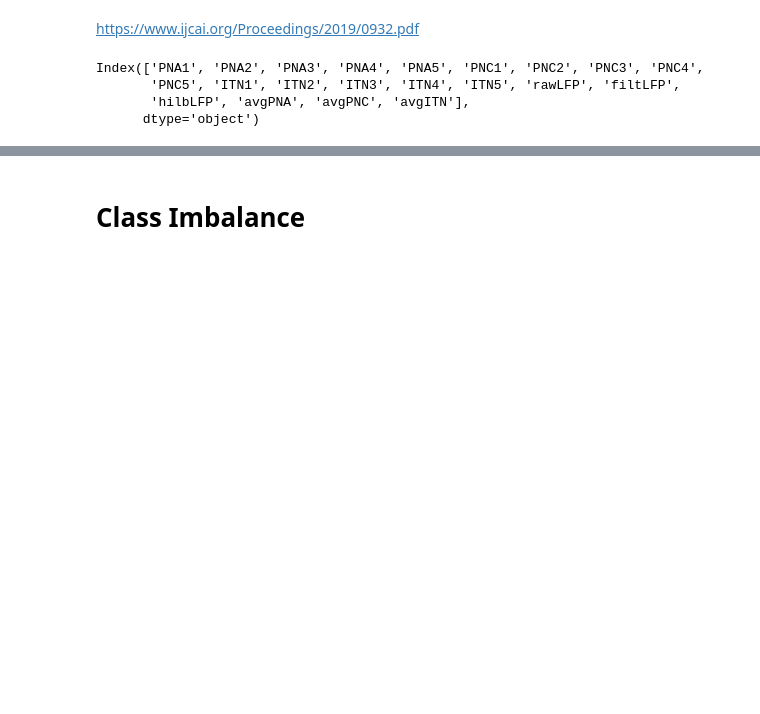
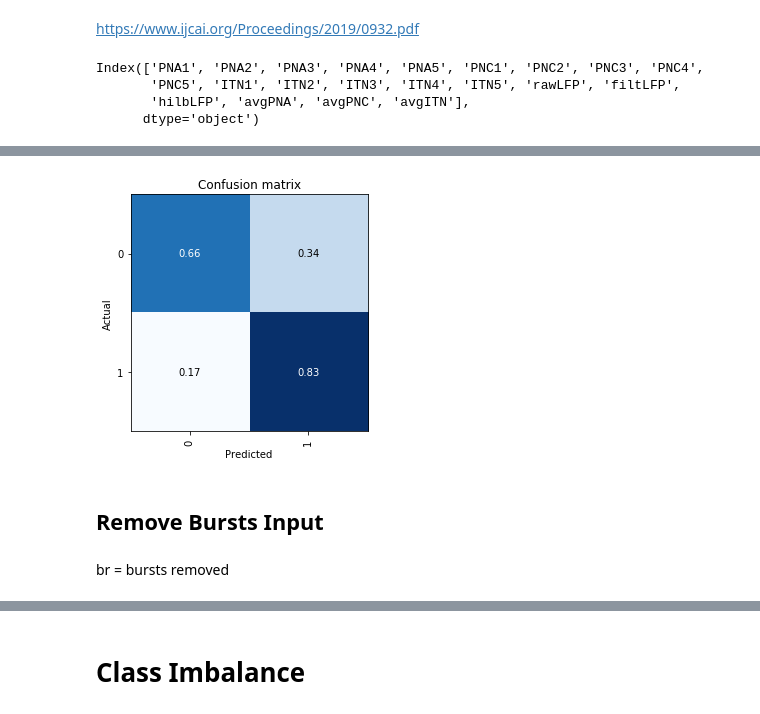
Before and after one commit to aaberbach/LFP_Prediction, a Jupyter notebook: LFP_Peak_Classification_Everything.ipynb, the cells around one changed output, grey strips where cells are left out. Drawn from its saved outputs; the diff is of its cells as text; code cells hidden in the pictures; blank space fills up the shorter version.

```diff
--- a/LFP_Peak_Classification_Everything.ipynb
+++ b/LFP_Peak_Classification_Everything.ipynb
@@ -317,0 +590,7 @@ Index(['PNA1', 'PNA2', 'PNA3', 'PNA4', 'PNA5', 'PNC1', 'PNC2', 'PNC3', 'PNC4',
+# %%
+random_seed(42, True)
+callbacks = [EarlyStoppingCallback(rem_learn, patience = 5),
+                    SaveModelCallback(rem_learn, every='improvement', monitor='valid_loss')]
+
+random_seed(42, True)
+rem_learn.fit_one_cycle(25, 1e-2, callbacks = callbacks)
@@ -317,0 +626,3 @@ Index(['PNA1', 'PNA2', 'PNA3', 'PNA4', 'PNA5', 'PNC1', 'PNC2', 'PNC3', 'PNC4',
+# %%
+#rem_learn.save("constricted_base")
+rem_learn.load("constricted_base")
@@ -317,0 +647,3 @@ Index(['PNA1', 'PNA2', 'PNA3', 'PNA4', 'PNA5', 'PNC1', 'PNC2', 'PNC3', 'PNC4',
+# %%
+rem_learn.loss_func = CrossEntropyFlat()
+rem_interp = ClassificationInterpretation.from_learner(rem_learn)
@@ -317,0 +652,8 @@ Index(['PNA1', 'PNA2', 'PNA3', 'PNA4', 'PNA5', 'PNC1', 'PNC2', 'PNC3', 'PNC4',
+# %%
+rem_interp.plot_confusion_matrix(normalize = True)
+# %% [output]
+[figure, added]
+# %% [markdown]
+## Remove Bursts Input
+# %% [markdown]
+br = bursts removed
```
Also changed, not shown: parts of 158 cells of this notebook.
